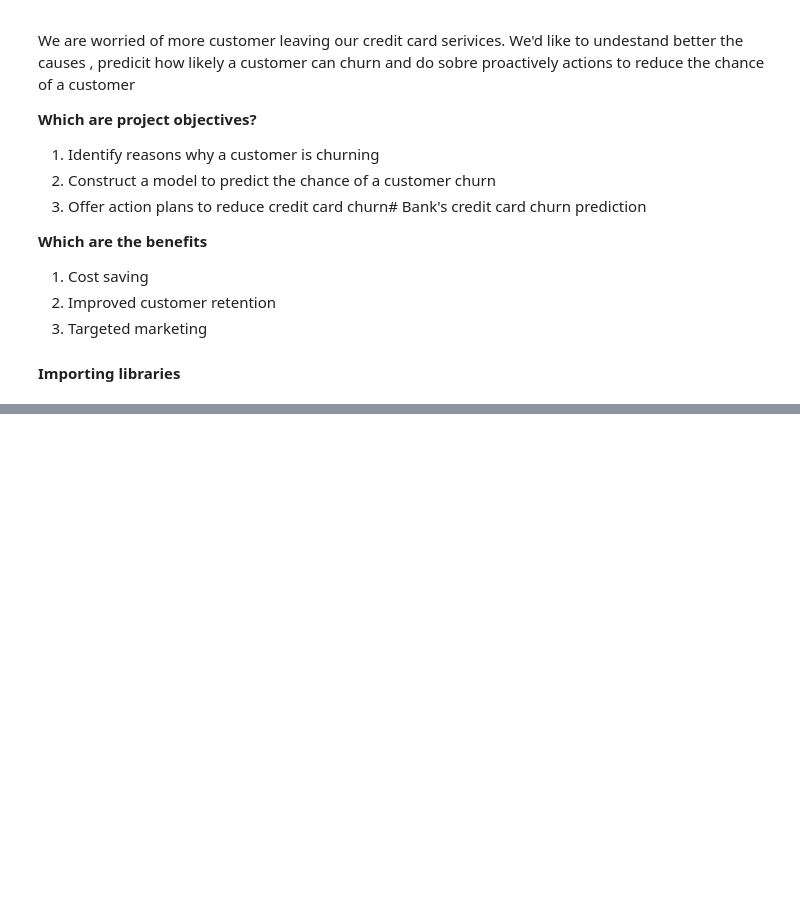
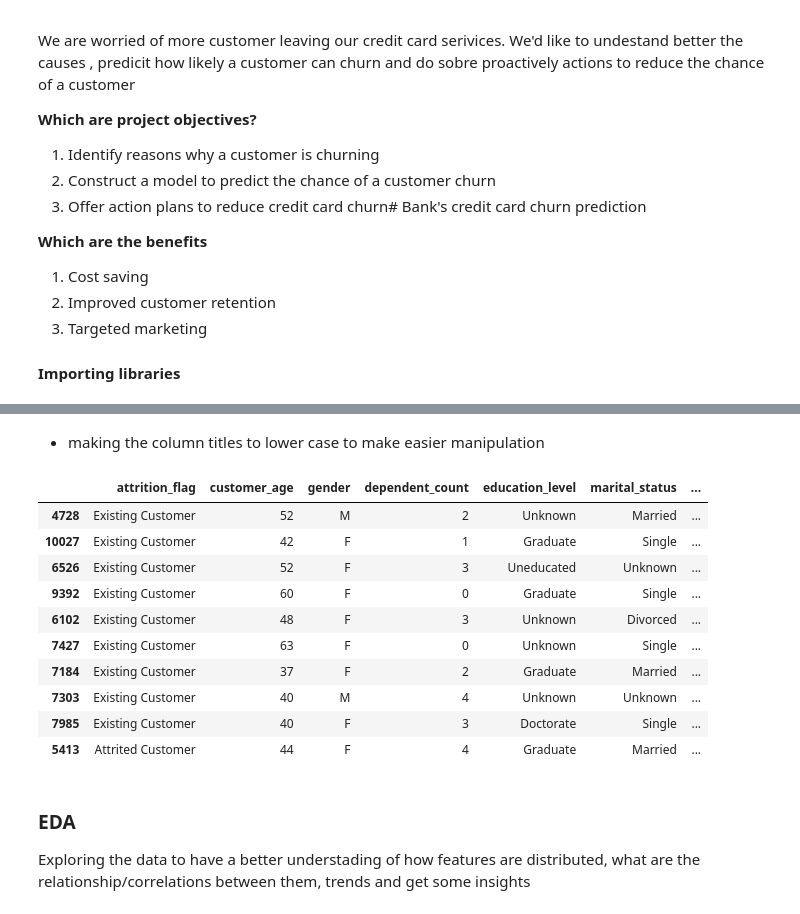
Before and after one commit to LeoGitBR/ChurnPredictionCreditCard, a Jupyter notebook: notebooks/EDA.ipynb, the cells around one changed output, grey strips where cells are left out. Saved outputs shown, nothing was run; the diff lists cells and outputs as text; code cells hidden in the pictures; blank space fills up the shorter version.

```diff
--- a/notebooks/EDA.ipynb
+++ b/notebooks/EDA.ipynb
@@ -88,0 +223,20 @@ please provide us feedback at https://github.com/pandas-dev/pandas/issues/54466
+# %% [markdown]
+- making the column titles to lower case to make easier manipulation
+# %%
+ds.columns = [x.lower() for x in ds.columns]
+ds.sample(10)
+# %% [output]
+|  | attrition_flag | customer_age | gender | dependent_count | education_level | marital_status | ... |
+| 4728 | Existing Customer | 52 | M | 2 | Unknown | Married | ... |
+| 10027 | Existing Customer | 42 | F | 1 | Graduate | Single | ... |
+| 6526 | Existing Customer | 52 | F | 3 | Uneducated | Unknown | ... |
+| 9392 | Existing Customer | 60 | F | 0 | Graduate | Single | ... |
+| 6102 | Existing Customer | 48 | F | 3 | Unknown | Divorced | ... |
+| 7427 | Existing Customer | 63 | F | 0 | Unknown | Single | ... |
+| 7184 | Existing Customer | 37 | F | 2 | Graduate | Married | ... |
+| 7303 | Existing Customer | 40 | M | 4 | Unknown | Unknown | ... |
+| 7985 | Existing Customer | 40 | F | 3 | Doctorate | Single | ... |
+| 5413 | Attrited Customer | 44 | F | 4 | Graduate | Married | ... |
+# %% [markdown]
+### EDA
+Exploring the data to have a better understading of how features are distributed, what are the relationship/correlations between them, trends and get some insights
```
Also changed, not shown: parts of 11 cells of this notebook, 47 other files.
